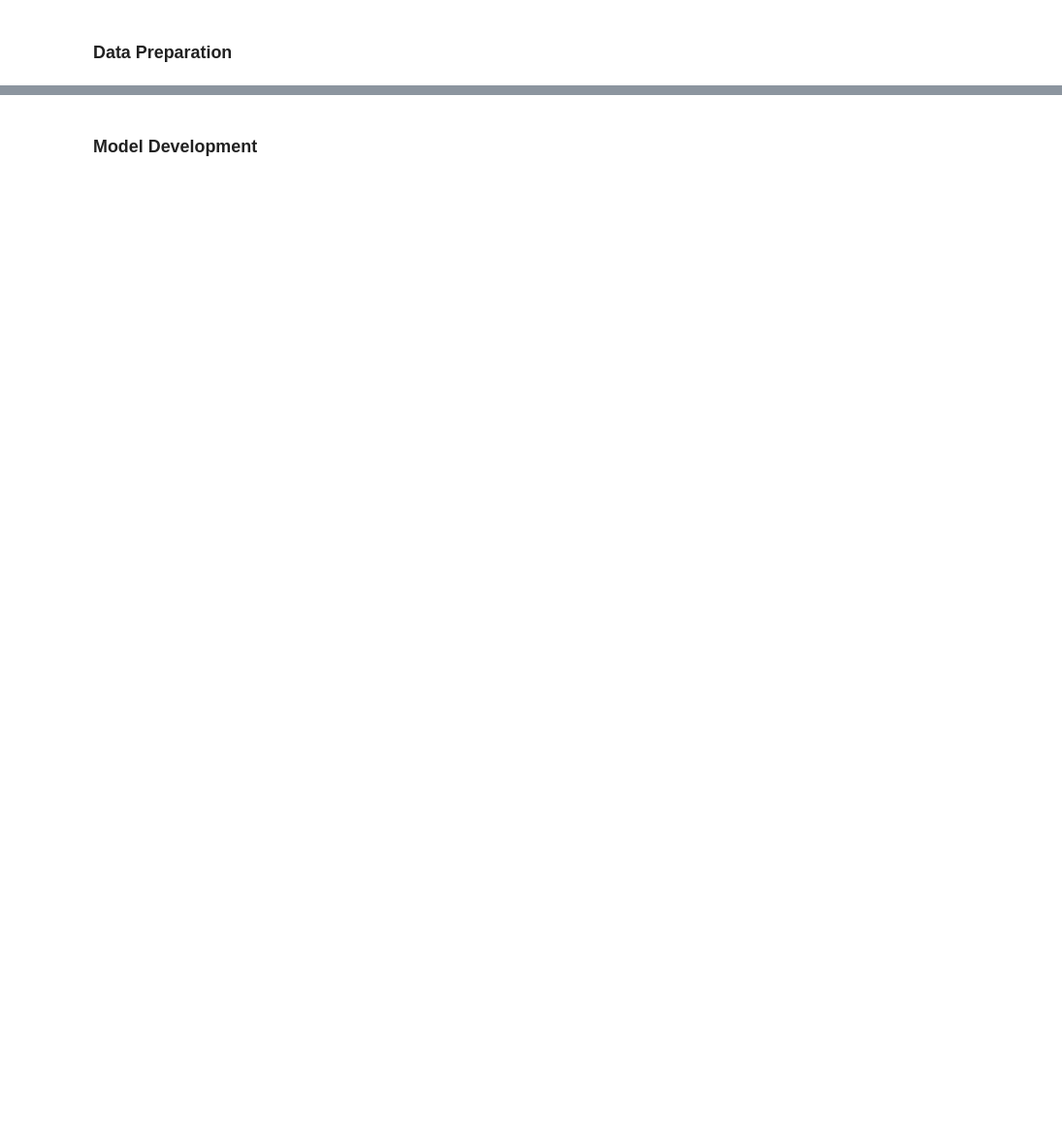
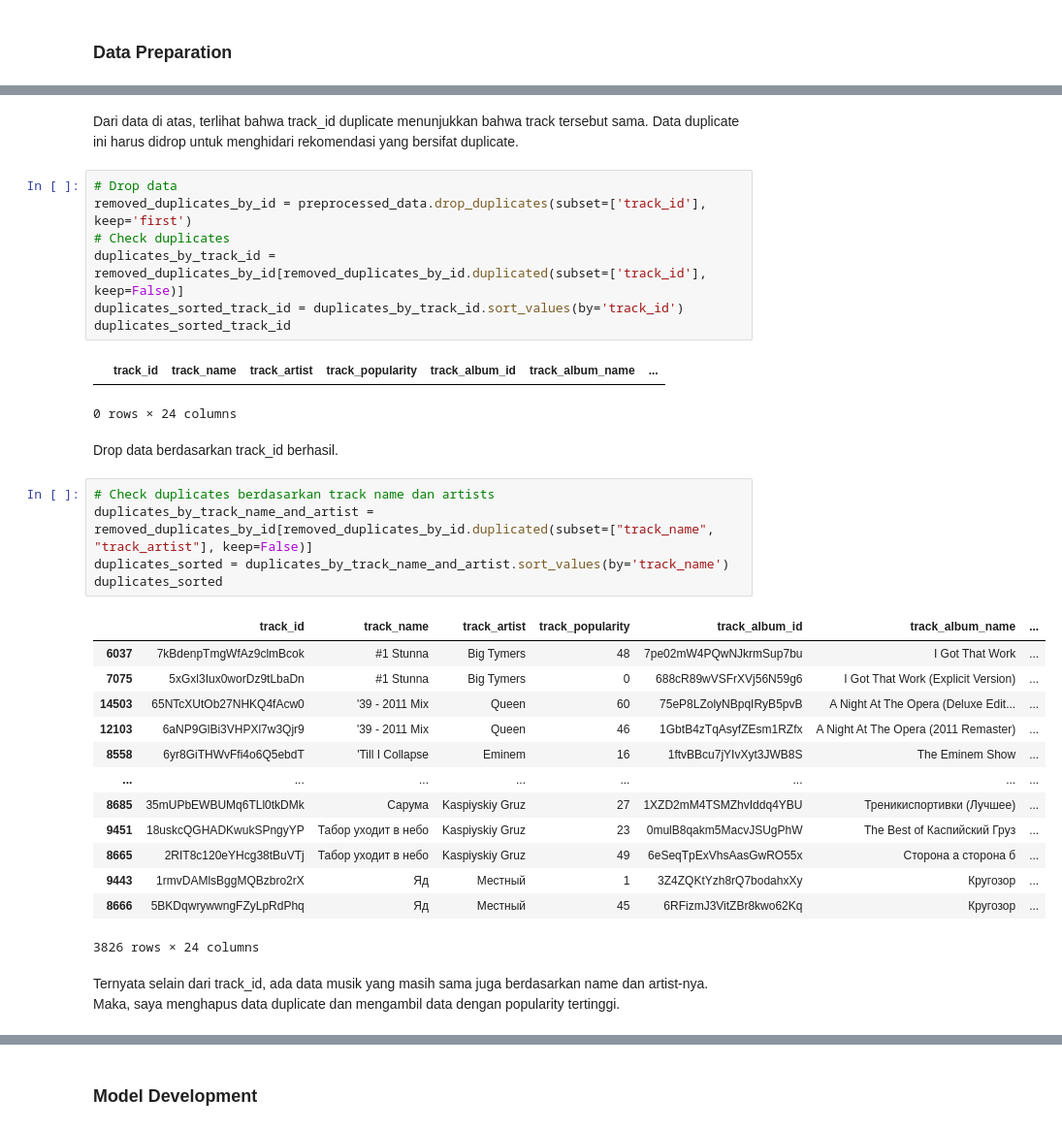
Before and after one commit to ricii1/Music-Recommendation-System, a Jupyter notebook: RecommendationSystem.ipynb, the cells around one changed output, grey strips where cells are left out. Shown at 97% size. Saved outputs shown, nothing was run; the diff lists cells and outputs as text; blank space fills up the shorter version.

Commit message:
feat: model selesai tapi masih error

```diff
--- a/RecommendationSystem.ipynb
+++ b/RecommendationSystem.ipynb
@@ -415,0 +475,35 @@ plt.show()
+# %% [markdown]
+Dari data di atas, terlihat bahwa track_id duplicate menunjukkan bahwa track tersebut sama. Data duplicate ini harus didrop untuk menghidari rekomendasi yang bersifat duplicate.
+# %%
+# Drop data
+removed_duplicates_by_id = preprocessed_data.drop_duplicates(subset=['track_id'], keep='first')
+# Check duplicates
+duplicates_by_track_id = removed_duplicates_by_id[removed_duplicates_by_id.duplicated(subset=['track_id'], keep=False)]
+duplicates_sorted_track_id = duplicates_by_track_id.sort_values(by='track_id')
+duplicates_sorted_track_id
+# %% [output]
+|  | track_id | track_name | track_artist | track_popularity | track_album_id | track_album_name | ... |
+0 rows × 24 columns
+# %% [markdown]
+Drop data berdasarkan track_id berhasil.
+# %%
+# Check duplicates berdasarkan track name dan artists
+duplicates_by_track_name_and_artist = removed_duplicates_by_id[removed_duplicates_by_id.duplicated(subset=["track_name", "track_artist"], keep=False)]
+duplicates_sorted = duplicates_by_track_name_and_artist.sort_values(by='track_name')
+duplicates_sorted
+# %% [output]
+|  | track_id | track_name | track_artist | track_popularity | track_album_id | track_album_name | ... |
+| 6037 | 7kBdenpTmgWfAz9clmBcok | #1 Stunna | Big Tymers | 48 | 7pe02mW4PQwNJkrmSup7bu | I Got That Work | ... |
+| 7075 | 5xGxl3Iux0worDz9tLbaDn | #1 Stunna | Big Tymers | 0 | 688cR89wVSFrXVj56N59g6 | I Got That Work (Explicit Version) | ... |
+| 14503 | 65NTcXUtOb27NHKQ4fAcw0 | '39 - 2011 Mix | Queen | 60 | 75eP8LZolyNBpqIRyB5pvB | A Night At The Opera (Deluxe Edit... | ... |
+| 12103 | 6aNP9GlBi3VHPXl7w3Qjr9 | '39 - 2011 Mix | Queen | 46 | 1GbtB4zTqAsyfZEsm1RZfx | A Night At The Opera (2011 Remaster) | ... |
+| 8558 | 6yr8GiTHWvFfi4o6Q5ebdT | 'Till I Collapse | Eminem | 16 | 1ftvBBcu7jYIvXyt3JWB8S | The Eminem Show | ... |
+| ... | ... | ... | ... | ... | ... | ... | ... |
+| 8685 | 35mUPbEWBUMq6TLl0tkDMk | Сарума | Kaspiyskiy Gruz | 27 | 1XZD2mM4TSMZhvIddq4YBU | Треникиспортивки (Лучшее) | ... |
+| 9451 | 18uskcQGHADKwukSPngyYP | Табор уходит в небо | Kaspiyskiy Gruz | 23 | 0mulB8qakm5MacvJSUgPhW | The Best of Каспийский Груз | ... |
+| 8665 | 2RIT8c120eYHcg38tBuVTj | Табор уходит в небо | Kaspiyskiy Gruz | 49 | 6eSeqTpExVhsAasGwRO55x | Сторона а сторона б | ... |
+| 9443 | 1rmvDAMlsBggMQBzbro2rX | Яд | Местный | 1 | 3Z4ZQKtYzh8rQ7bodahxXy | Кругозор | ... |
+| 8666 | 5BKDqwrywwngFZyLpRdPhq | Яд | Местный | 45 | 6RFizmJ3VitZBr8kwo62Kq | Кругозор | ... |
+3826 rows × 24 columns
+# %% [markdown]
+Ternyata selain dari track_id, ada data musik yang masih sama juga berdasarkan name dan artist-nya. Maka, saya menghapus data duplicate dan mengambil data dengan popularity tertinggi.
```
Also changed, not shown: parts of 24 cells of this notebook.
